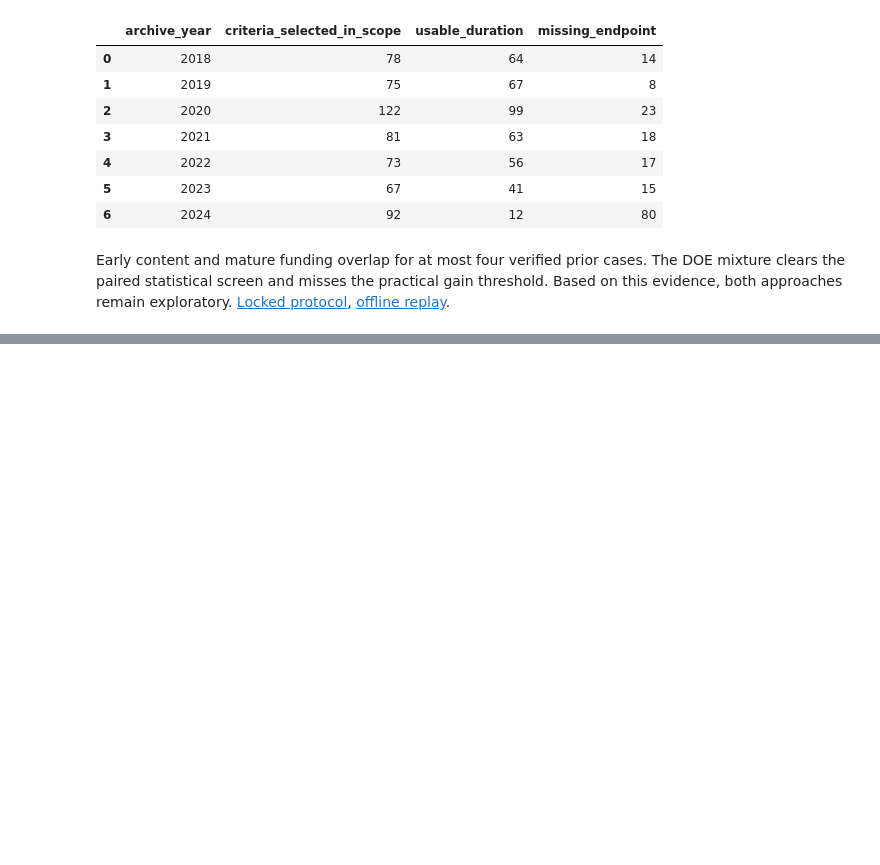
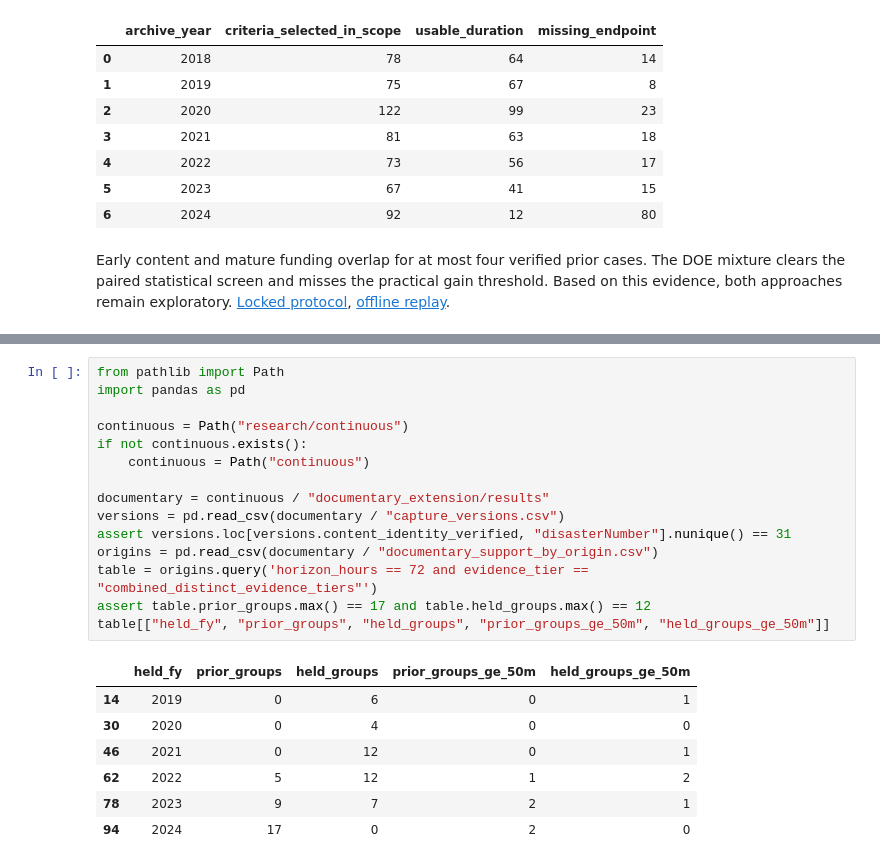
Before and after one commit to leonmarienga/ML-thesis, a Jupyter notebook: research/THESIS_REPRODUCTION.ipynb, the cells around one changed output, grey strips where cells are left out. Saved outputs shown, nothing was run; the diff lists cells and outputs as text; blank space fills up the shorter version.

Commit message:
Report documentary sample ceilings and county outage endpoint feasibility

```diff
--- a/research/THESIS_REPRODUCTION.ipynb
+++ b/research/THESIS_REPRODUCTION.ipynb
@@ -700,0 +705,23 @@ Early content and mature funding overlap for at most four verified prior cases.
+# %%
+from pathlib import Path
+import pandas as pd
+
+continuous = Path("research/continuous")
+if not continuous.exists():
+    continuous = Path("continuous")
+
+documentary = continuous / "documentary_extension/results"
+versions = pd.read_csv(documentary / "capture_versions.csv")
+assert versions.loc[versions.content_identity_verified, "disasterNumber"].nunique() == 31
+origins = pd.read_csv(documentary / "documentary_support_by_origin.csv")
+table = origins.query('horizon_hours == 72 and evidence_tier == "combined_distinct_evidence_tiers"')
+assert table.prior_groups.max() == 17 and table.held_groups.max() == 12
+table[["held_fy", "prior_groups", "held_groups", "prior_groups_ge_50m", "held_groups_ge_50m"]]
+# %% [output]
+|  | held_fy | prior_groups | held_groups | prior_groups_ge_50m | held_groups_ge_50m |
+| 14 | 2019 | 0 | 6 | 0 | 1 |
+| 30 | 2020 | 0 | 4 | 0 | 0 |
+| 46 | 2021 | 0 | 12 | 0 | 1 |
+| 62 | 2022 | 5 | 12 | 1 | 2 |
+| 78 | 2023 | 9 | 7 | 2 | 1 |
+| 94 | 2024 | 17 | 0 | 2 | 0 |
```
Also changed, not shown: parts of 4 cells of this notebook, 10 other files.
